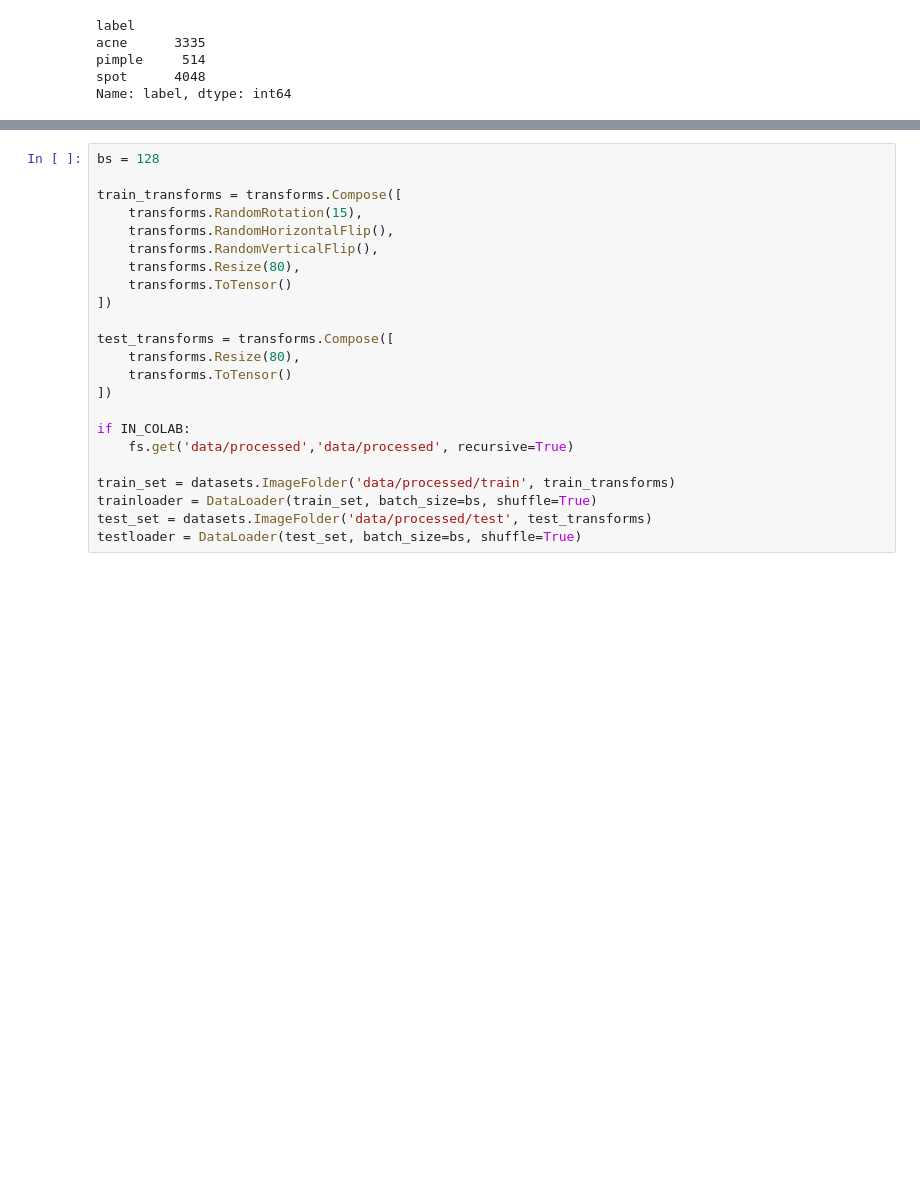
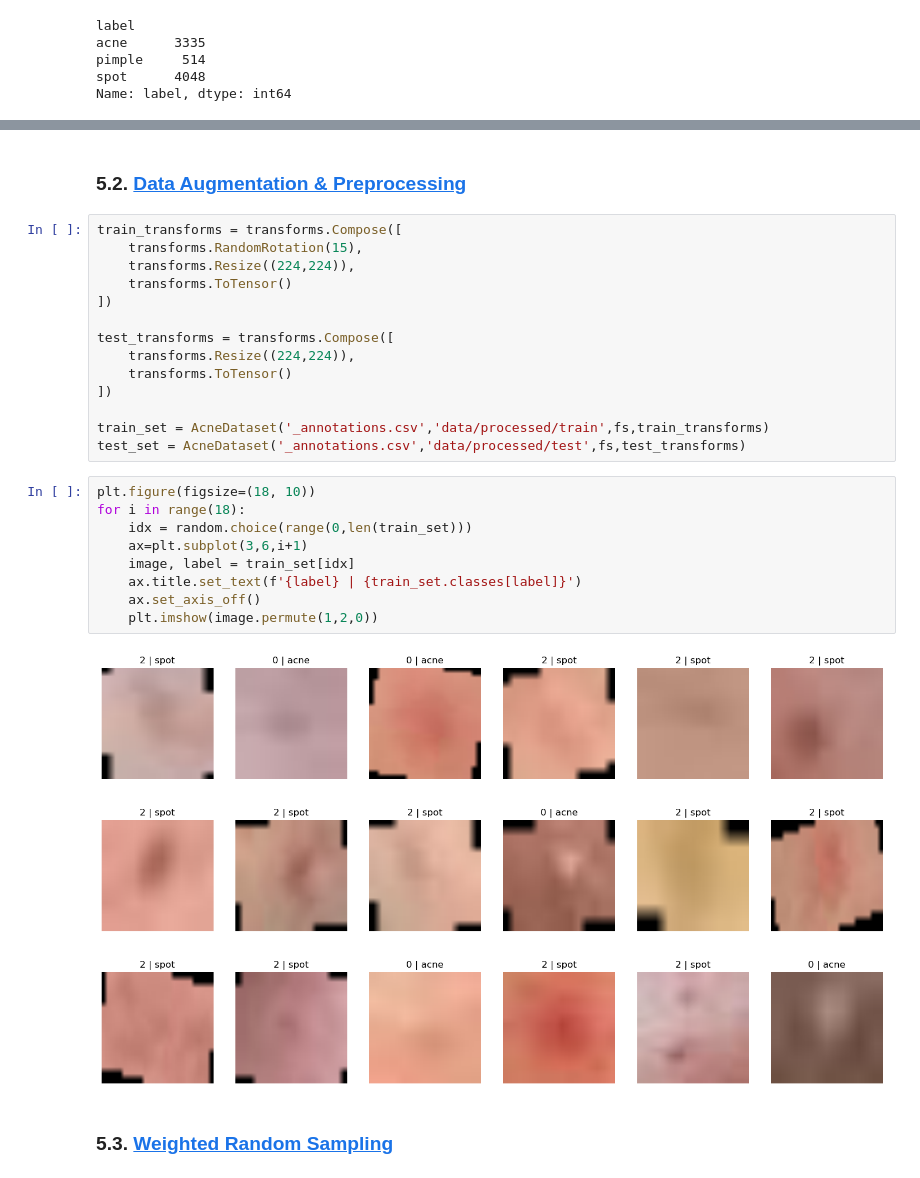
Before and after one commit to izzalDev/acne-classification-v2, a Jupyter notebook: 1 Technical Analysis.ipynb, the cells around one changed output, grey strips where cells are left out. Cells and saved outputs as stored; diff of their text form; blank space fills up the shorter version.

```diff
--- a/1 Technical Analysis.ipynb
+++ b/1 Technical Analysis.ipynb
@@ -217,23 +255,30 @@ for i in range(18):
+# %% [markdown]
+### 5.2. <a id='toc5_2_'></a>[Data Augmentation & Preprocessing](#toc0_)
 # %%
-bs = 128
-
 train_transforms = transforms.Compose([
     transforms.RandomRotation(15),
-    transforms.RandomHorizontalFlip(),
-    transforms.RandomVerticalFlip(),
-    transforms.Resize(80),
+    transforms.Resize((224,224)),
     transforms.ToTensor()
 ])
 
 test_transforms = transforms.Compose([
-    transforms.Resize(80),
+    transforms.Resize((224,224)),
     transforms.ToTensor()
 ])
 
-if IN_COLAB:
-    fs.get('data/processed','data/processed', recursive=True)
-
-train_set = datasets.ImageFolder('data/processed/train', train_transforms)
-trainloader = DataLoader(train_set, batch_size=bs, shuffle=True)
-test_set = datasets.ImageFolder('data/processed/test', test_transforms)
-testloader = DataLoader(test_set, batch_size=bs, shuffle=True)
+train_set = AcneDataset('_annotations.csv','data/processed/train',fs,train_transforms)
+test_set = AcneDataset('_annotations.csv','data/processed/test',fs,test_transforms)
+# %%
+plt.figure(figsize=(18, 10))
+for i in range(18):
+    idx = random.choice(range(0,len(train_set)))
+    ax=plt.subplot(3,6,i+1)
+    image, label = train_set[idx]
+    ax.title.set_text(f'{label} | {train_set.classes[label]}')
+    ax.set_axis_off()
+    plt.imshow(image.permute(1,2,0))
+# %% [output]
+[figure, added]
+# %% [markdown]
+
+### 5.3. <a id='toc5_3_'></a>[Weighted Random Sampling](#toc0_)
```
Also changed, not shown: parts of 26 cells of this notebook, 3 other files.
